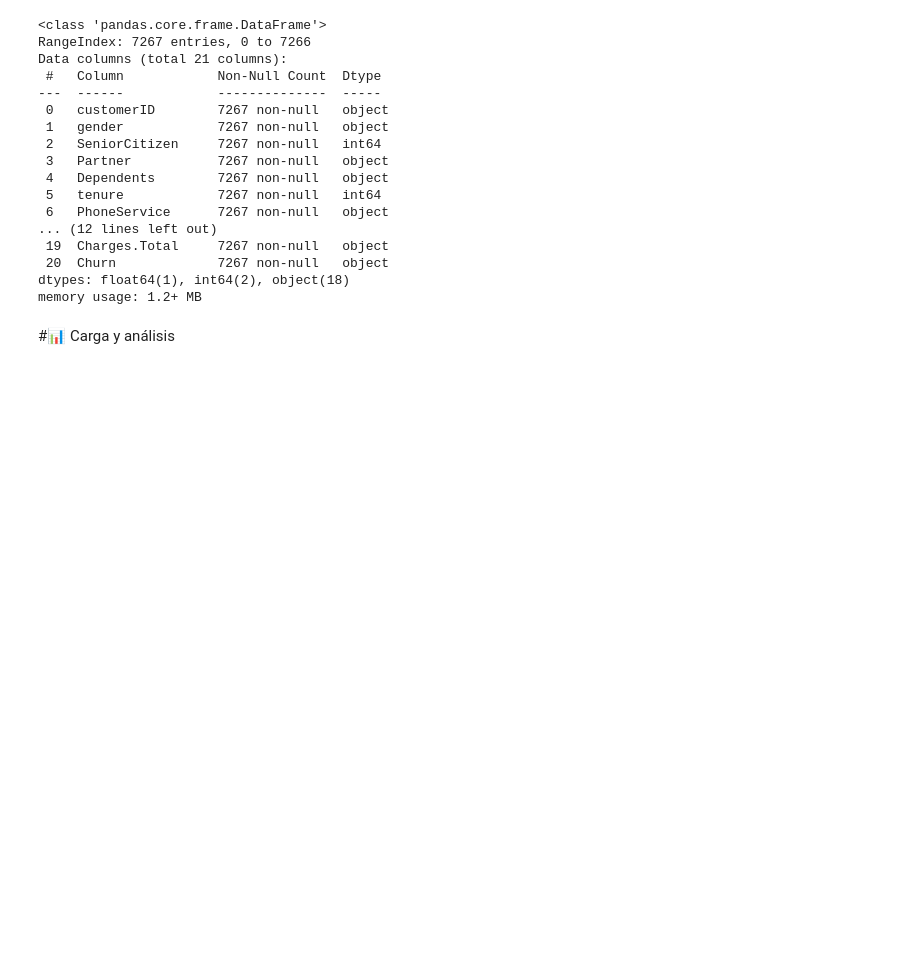
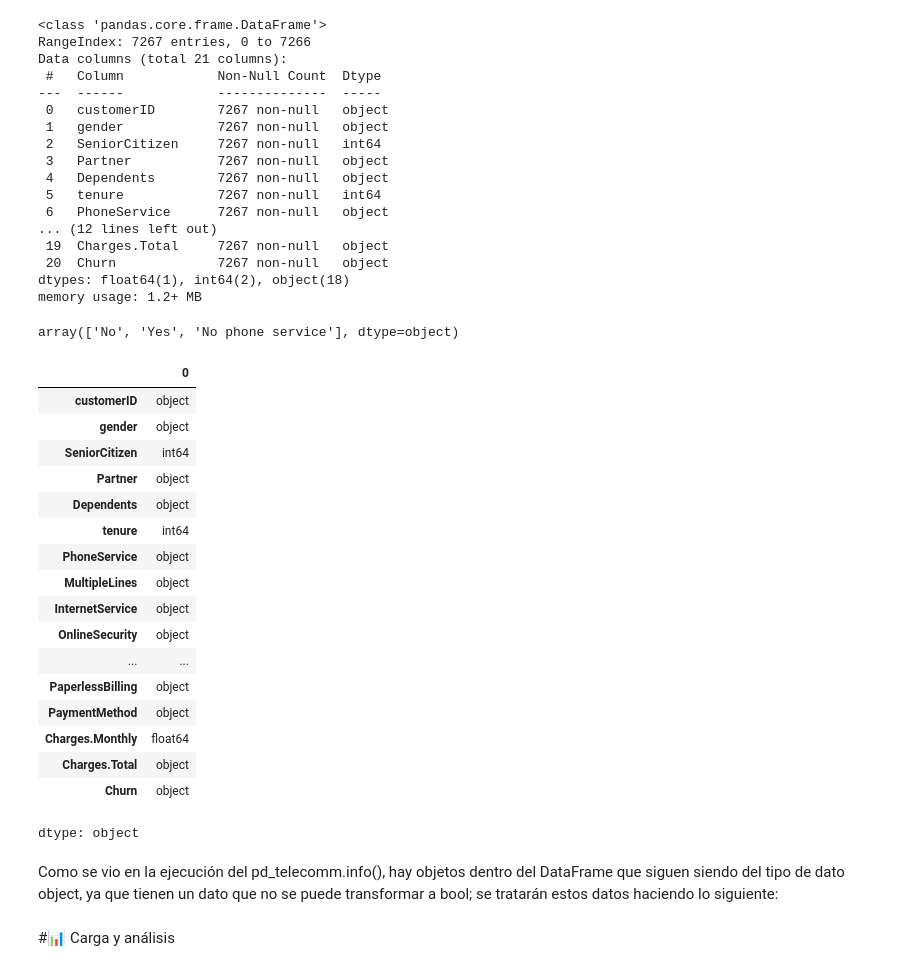
Before and after one commit to betuka1007/Ventas-de-cliente-Alura, a Jupyter notebook: TelecomX_LATAM.ipynb, the cells around one changed output. Drawn from its saved outputs; the diff is of its cells as text; code cells hidden in the pictures; blank space fills up the shorter version.

```diff
--- a/TelecomX_LATAM.ipynb
+++ b/TelecomX_LATAM.ipynb
@@ -156,11 +129,30 @@ pd_telecomm['StreamingTV'] = pd_telecomm['StreamingTV'].astype('string').map({'N
-# %%
-pd_telecomm['StreamingMovies'] = pd_telecomm['StreamingMovies'].astype('string').map({'No': False, 'Yes': True})
-# %%
-pd_telecomm['Contract'] = pd_telecomm['Contract'].astype('string')
-# %%
-pd_telecomm['PaperlessBilling'] = pd_telecomm['PaperlessBilling'].astype('string').map({'No': False, 'Yes': True})
-# %%
-pd_telecomm['PaymentMethod'] = pd_telecomm['PaymentMethod'].astype('string')
+# %%
+pd_telecomm['MultipleLines'].unique()
+# %% [output]
+array(['No', 'Yes', 'No phone service'], dtype=object)
+# %%
+pd_telecomm.dtypes
+# %% [output]
+|  | 0 |
+| customerID | object |
+| gender | object |
+| SeniorCitizen | int64 |
+| Partner | object |
+| Dependents | object |
+| tenure | int64 |
+| PhoneService | object |
+| MultipleLines | object |
+| InternetService | object |
+| OnlineSecurity | object |
+| ... | ... |
+| PaperlessBilling | object |
+| PaymentMethod | object |
+| Charges.Monthly | float64 |
+| Charges.Total | object |
+| Churn | object |
+dtype: object
+# %% [markdown]
+Como se vio en la ejecución del pd_telecomm.info(), hay objetos dentro del DataFrame que siguen siendo del tipo de dato object, ya que tienen un dato que no se puede transformar a bool; se tratarán estos datos haciendo lo siguiente:
 # %% [markdown]
 #📊 Carga y análisis
 # %% [markdown]
```
Also changed, not shown: parts of 17 cells of this notebook.
